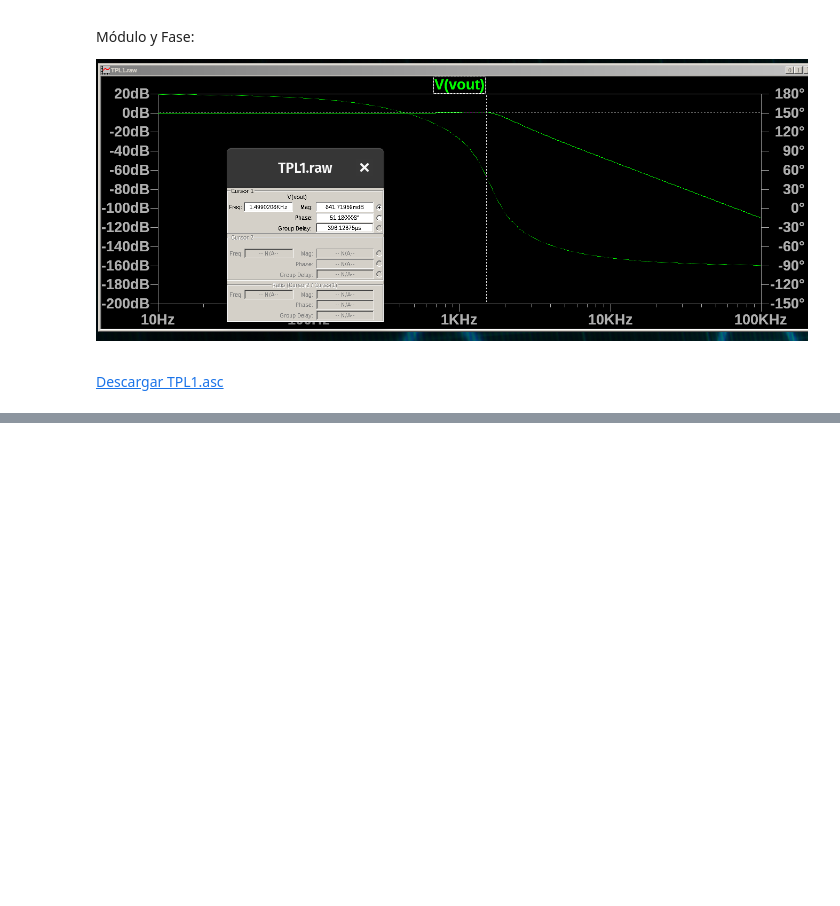
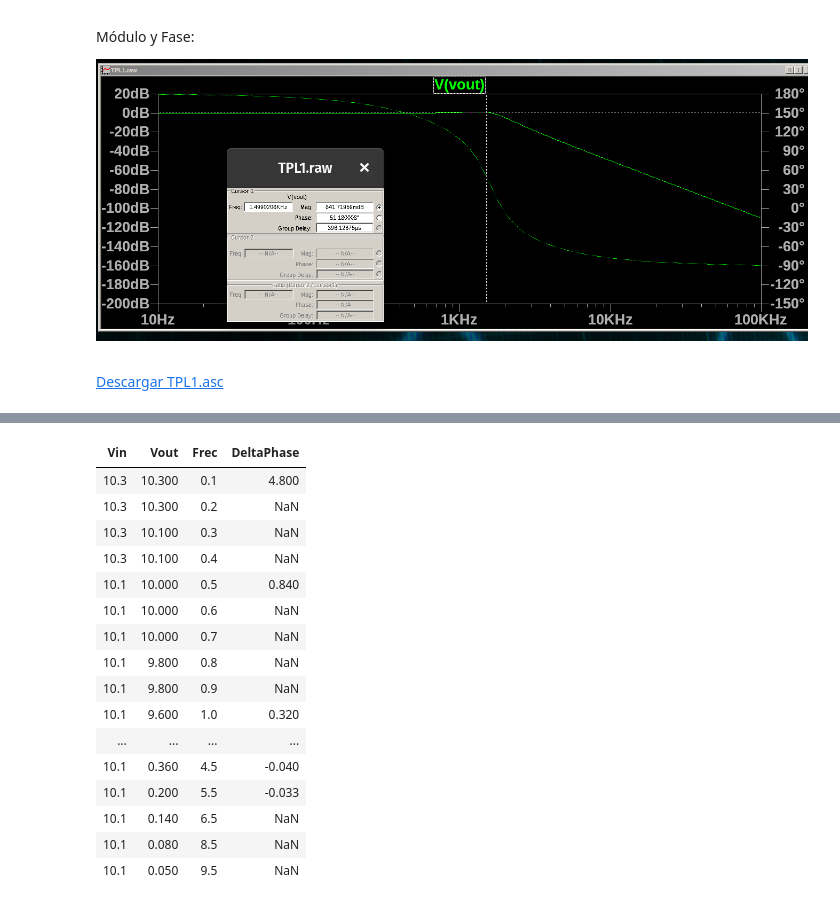
Before and after one commit to fborello-lambda/TC2-2025, a Jupyter notebook: TPL1/TPL1.ipynb, the cells around one changed output, grey strips where cells are left out. Saved outputs shown, nothing was run; the diff lists cells and outputs as text; code cells hidden in the pictures; blank space fills up the shorter version.

```diff
--- a/TPL1/TPL1.ipynb
+++ b/TPL1/TPL1.ipynb
@@ -335,0 +342,42 @@ Módulo y Fase:
+# %%
+import pandas as pd
+
+df = pd.read_csv("TPL1_meas.csv")
+
+table_html = df.to_html(classes="my-table", border=1, index=False)
+
+# HTML + JS for toggle button and table
+html_code = f"""
+<button onclick="var tbl = document.getElementById('myTable');
+                 if(tbl.style.display === 'none') {{
+                     tbl.style.display = 'table';
+                 }} else {{
+                     tbl.style.display = 'none';
+                 }}">
+  Show/Hide Table
+</button>
+
+<div id="myTable" style="display:none;">
+  {table_html}
+</div>
+"""
+
+display(HTML(html_code))
+# %% [output]
+| Vin | Vout | Frec | DeltaPhase |
+| 10.3 | 10.300 | 0.1 | 4.800 |
+| 10.3 | 10.300 | 0.2 | NaN |
+| 10.3 | 10.100 | 0.3 | NaN |
+| 10.3 | 10.100 | 0.4 | NaN |
+| 10.1 | 10.000 | 0.5 | 0.840 |
+| 10.1 | 10.000 | 0.6 | NaN |
+| 10.1 | 10.000 | 0.7 | NaN |
+| 10.1 | 9.800 | 0.8 | NaN |
+| 10.1 | 9.800 | 0.9 | NaN |
+| 10.1 | 9.600 | 1.0 | 0.320 |
+| ... | ... | ... | ... |
+| 10.1 | 0.360 | 4.5 | -0.040 |
+| 10.1 | 0.200 | 5.5 | -0.033 |
+| 10.1 | 0.140 | 6.5 | NaN |
+| 10.1 | 0.080 | 8.5 | NaN |
+| 10.1 | 0.050 | 9.5 | NaN |
```
Also changed, not shown: parts of 6 cells of this notebook, 2 other files.
